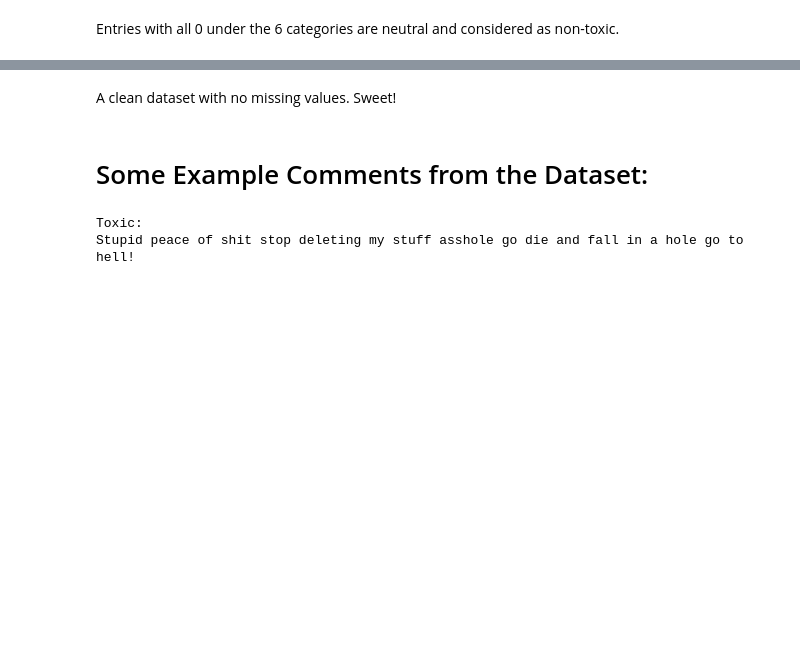
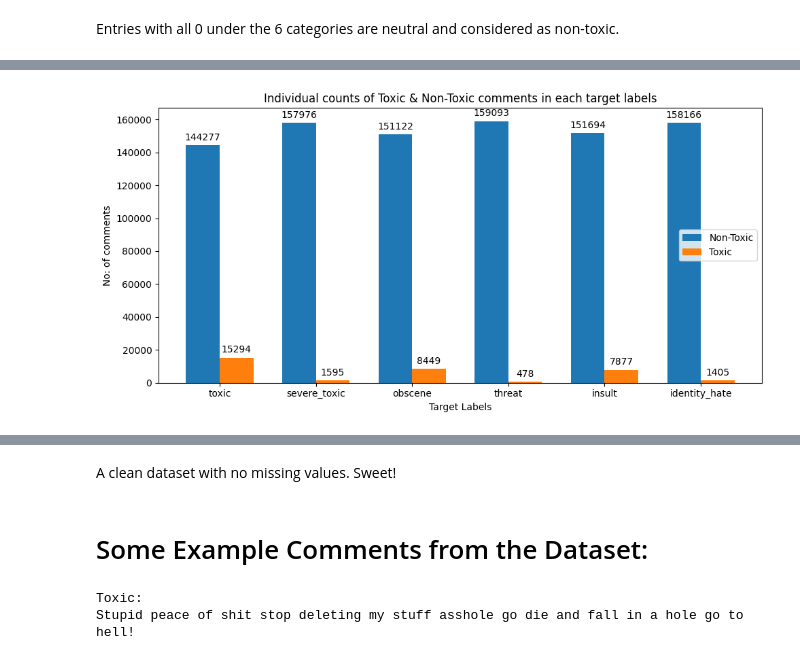
Before and after one commit to Iftekhar-mobin/depression_suicide_project, a Jupyter notebook: Pretrained_embedding_models/Toxic Comments Classifier.ipynb, the cells around one changed output, grey strips where cells are left out. Saved outputs shown, nothing was run; the diff lists cells and outputs as text; code cells hidden in the pictures; blank space fills up the shorter version.

```diff
--- a/Pretrained_embedding_models/Toxic Comments Classifier.ipynb
+++ b/Pretrained_embedding_models/Toxic Comments Classifier.ipynb
@@ -80,7 +128,7 @@ set(stopwords.words('english'))
 # %% [markdown]
 ## Understanding Our Data:
 # %%
-data = pd.read_csv('C:/Users/Teacher/Downloads/train.csv')
+data = pd.read_csv('C:/Users/iftek/Downloads/train.csv')
 data.head()
 # %% [output]
 |  | id | comment_text | toxic | severe_toxic | obscene | threat | insult | identity_hate |
@@ -111,0 +142,4 @@ memory usage: 9.7+ MB
+# %%
+for i in data.columns.values[2:]:
+    print(data[i].value_counts())
+    print("="*50)
@@ -111,0 +164,36 @@ memory usage: 9.7+ MB
+# %%
+# https://matplotlib.org/stable/gallery/lines_bars_and_markers/barchart.html
+
+labels = data.columns.values[2:]
+class_0=[]
+class_1=[]
+
+for i in data.columns.values[2:]:
+    vc=data[i].value_counts()
+    class_0.append(vc[0])
+    class_1.append(vc[1])
+
+x = np.arange(len(labels))  # the label locations
+width = 0.35  # the width of the bars
+
+fig, ax = plt.subplots(figsize=(10,5))
+rects1 = ax.bar(x - width/2, class_0, width, label='Non-Toxic')
+rects2 = ax.bar(x + width/2, class_1, width, label='Toxic')
+
+# Add some text for labels, title and custom x-axis tick labels, etc.
+ax.set_ylabel('No: of comments')
+ax.set_xlabel("Target Labels")
+ax.set_title('Individual counts of Toxic & Non-Toxic comments in each target labels')
+ax.set_xticks(x)
+ax.set_xticklabels(labels)
+ax.legend(loc=7)
+
+ax.bar_label(rects1, padding=3)
+ax.bar_label(rects2, padding=3)
+
+ax.bar
+fig.tight_layout()
+
+plt.show()
+# %% [output]
+[figure, added]
```
Also changed, not shown: parts of 12 cells of this notebook.
